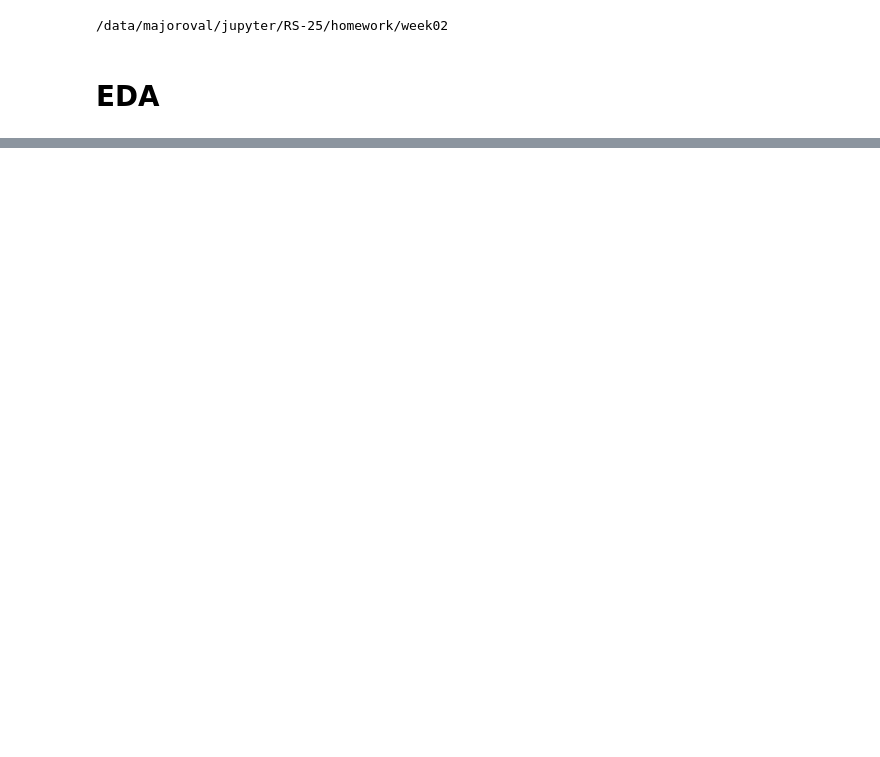
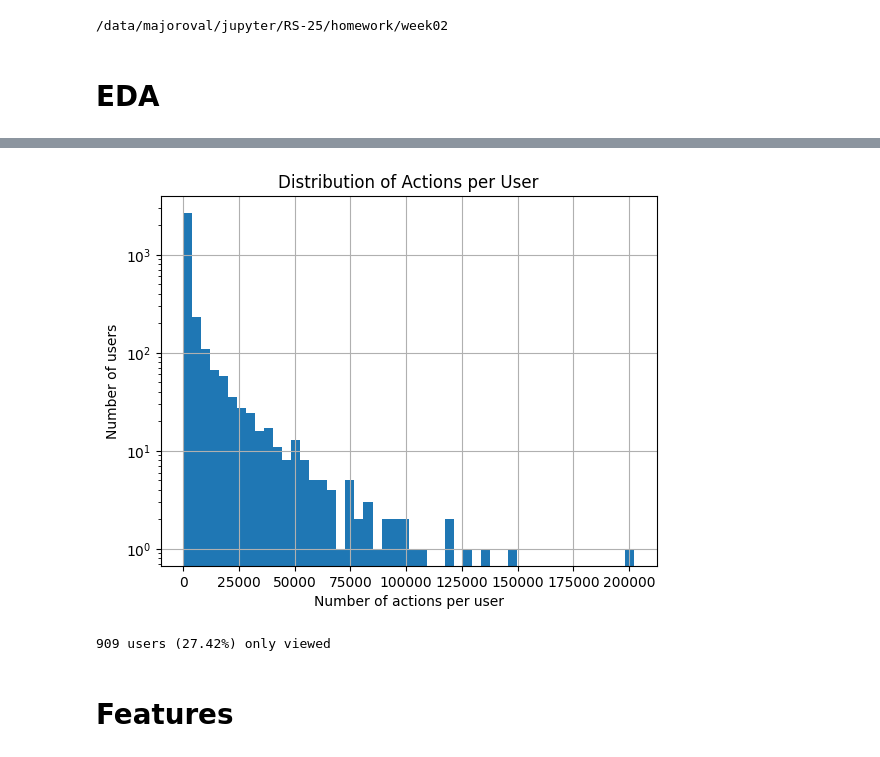
Before and after one commit to almayor/lavka-rs-contest, a Jupyter notebook: homework.ipynb, the cells around one changed output, grey strips where cells are left out. Saved outputs shown, nothing was run; the diff lists cells and outputs as text; code cells hidden in the pictures; blank space fills up the shorter version.

```diff
--- a/homework.ipynb
+++ b/homework.ipynb
@@ -117,0 +289,28 @@ class RankingMetrics:
+# %%
+user_action_counts = train.group_by("user_id").len()
+counts = user_action_counts["len"].to_pandas()
+
+plt.hist(counts, bins=50)
+plt.xlabel("Number of actions per user")
+plt.ylabel("Number of users")
+plt.title("Distribution of Actions per User")
+plt.grid(True)
+plt.yscale('log')
+plt.show()
+# %% [output]
+[figure, added]
+# %%
+nusers_only_viewed = train.group_by("user_id").agg(
+    pl.col("action_type").n_unique().alias("n_action_types"),
+    pl.col("action_type").unique().alias("actions_done")
+).filter(
+    pl.col("n_action_types") == 1
+).filter(
+    pl.col('actions_done').list.first() == "AT_View"
+).height
+
+print(f"{nusers_only_viewed} users ({nusers_only_viewed / train['user_id'].n_unique() * 100:.2f}%) only viewed")
+# %% [output]
+909 users (27.42%) only viewed
+# %% [markdown]
+# Features
```
Also changed, not shown: parts of 27 cells of this notebook, 7 other files.
